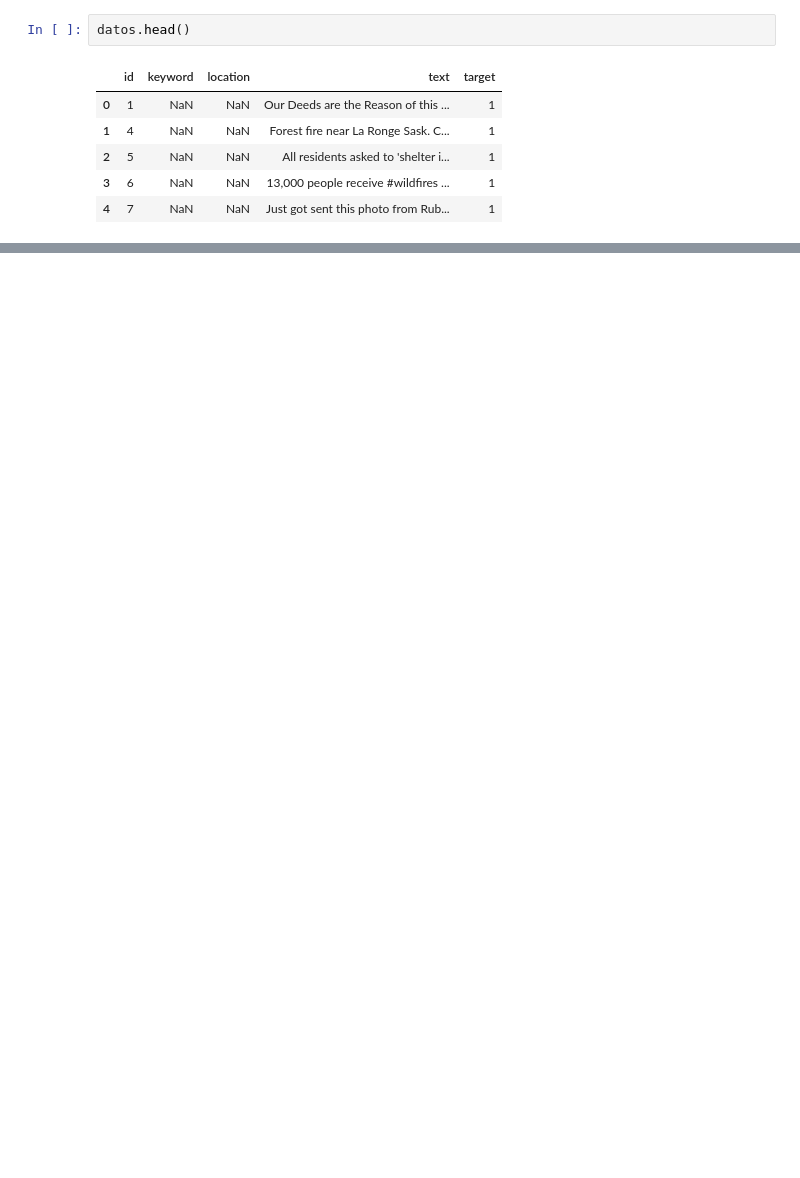
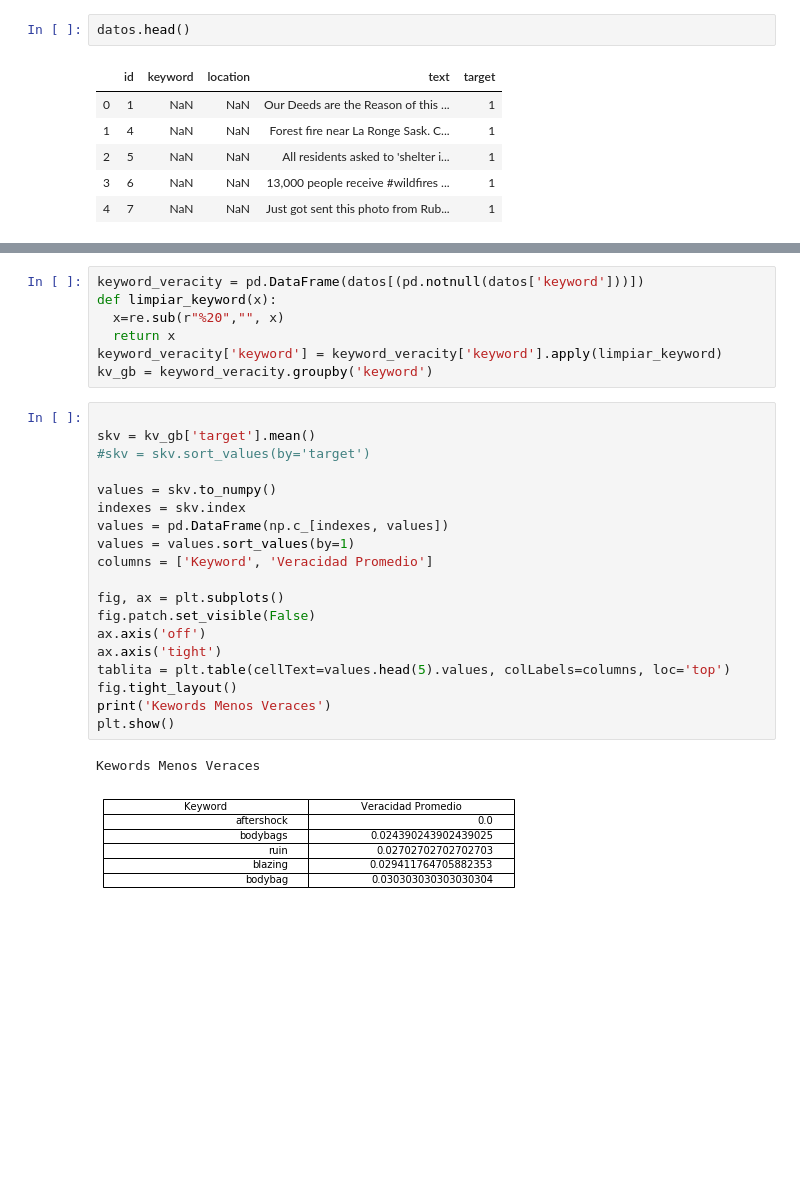
Before and after one commit to FranciscoGauna/TP1-Datos, a Jupyter notebook: Analisis-Feda.ipynb, the cells around one changed output, grey strips where cells are left out. Cells and saved outputs as stored; diff of their text form; blank space fills up the shorter version.

```diff
--- a/Analisis-Feda.ipynb
+++ b/Analisis-Feda.ipynb
@@ -20,0 +37,29 @@ datos.shape
+# %%
+keyword_veracity = pd.DataFrame(datos[(pd.notnull(datos['keyword']))])
+def limpiar_keyword(x):
+  x=re.sub(r"%20","", x)
+  return x
+keyword_veracity['keyword'] = keyword_veracity['keyword'].apply(limpiar_keyword)
+kv_gb = keyword_veracity.groupby('keyword')
+# %%
+
+skv = kv_gb['target'].mean()
+#skv = skv.sort_values(by='target')
+
+values = skv.to_numpy()
+indexes = skv.index
+values = pd.DataFrame(np.c_[indexes, values])
+values = values.sort_values(by=1)
+columns = ['Keyword', 'Veracidad Promedio']
+
+fig, ax = plt.subplots()
+fig.patch.set_visible(False)
+ax.axis('off')
+ax.axis('tight')
+tablita = plt.table(cellText=values.head(5).values, colLabels=columns, loc='top')
+fig.tight_layout()
+print('Kewords Menos Veraces')
+plt.show()
+# %% [output]
+Kewords Menos Veraces
+[figure, added]
```
Also changed, not shown: parts of 7 cells of this notebook.
